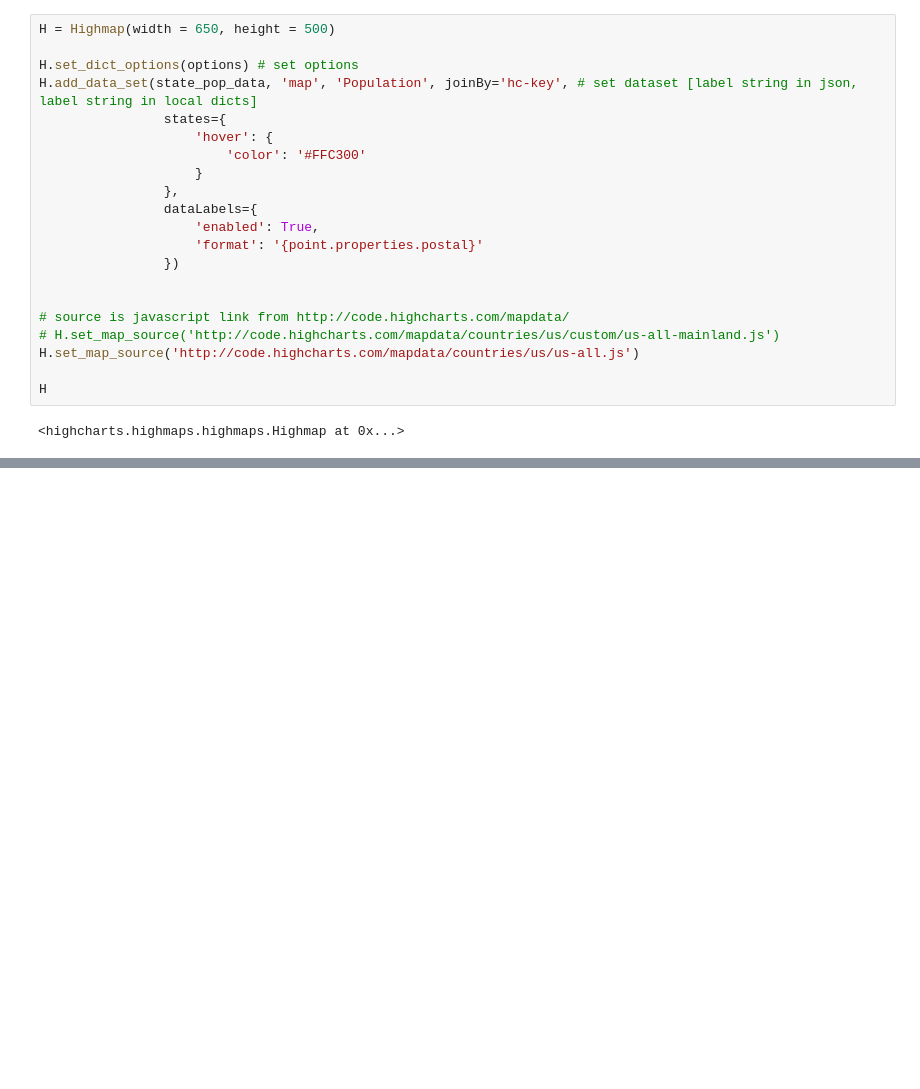
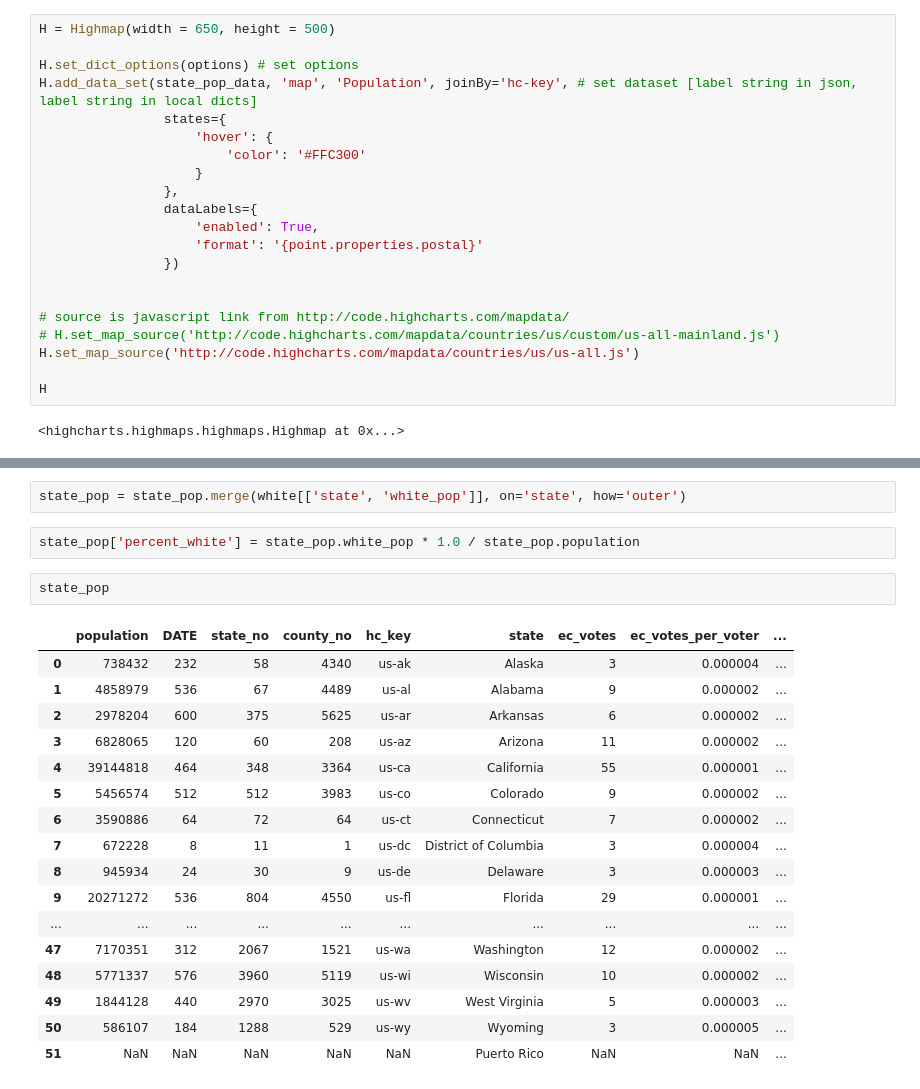
Before and after one commit to briannaschuyler/us_voting_project, a Jupyter notebook: population_data.ipynb, the cells around one changed output, grey strips where cells are left out. Saved outputs shown, nothing was run; the diff lists cells and outputs as text; blank space fills up the shorter version.

```diff
--- a/population_data.ipynb
+++ b/population_data.ipynb
@@ -111,0 +192,24 @@ H
+# %%
+state_pop = state_pop.merge(white[['state', 'white_pop']], on='state', how='outer')
+# %%
+state_pop['percent_white'] = state_pop.white_pop * 1.0 / state_pop.population
+# %%
+state_pop
+# %% [output]
+|  | population | DATE | state_no | county_no | hc_key | state | ec_votes | ec_votes_per_voter | ... |
+| 0 | 738432 | 232 | 58 | 4340 | us-ak | Alaska | 3 | 0.000004 | ... |
+| 1 | 4858979 | 536 | 67 | 4489 | us-al | Alabama | 9 | 0.000002 | ... |
+| 2 | 2978204 | 600 | 375 | 5625 | us-ar | Arkansas | 6 | 0.000002 | ... |
+| 3 | 6828065 | 120 | 60 | 208 | us-az | Arizona | 11 | 0.000002 | ... |
+| 4 | 39144818 | 464 | 348 | 3364 | us-ca | California | 55 | 0.000001 | ... |
+| 5 | 5456574 | 512 | 512 | 3983 | us-co | Colorado | 9 | 0.000002 | ... |
+| 6 | 3590886 | 64 | 72 | 64 | us-ct | Connecticut | 7 | 0.000002 | ... |
+| 7 | 672228 | 8 | 11 | 1 | us-dc | District of Columbia | 3 | 0.000004 | ... |
+| 8 | 945934 | 24 | 30 | 9 | us-de | Delaware | 3 | 0.000003 | ... |
+| 9 | 20271272 | 536 | 804 | 4550 | us-fl | Florida | 29 | 0.000001 | ... |
+| ... | ... | ... | ... | ... | ... | ... | ... | ... | ... |
+| 47 | 7170351 | 312 | 2067 | 1521 | us-wa | Washington | 12 | 0.000002 | ... |
+| 48 | 5771337 | 576 | 3960 | 5119 | us-wi | Wisconsin | 10 | 0.000002 | ... |
+| 49 | 1844128 | 440 | 2970 | 3025 | us-wv | West Virginia | 5 | 0.000003 | ... |
+| 50 | 586107 | 184 | 1288 | 529 | us-wy | Wyoming | 3 | 0.000005 | ... |
+| 51 | NaN | NaN | NaN | NaN | NaN | Puerto Rico | NaN | NaN | ... |
```
Also changed, not shown: parts of 20 cells of this notebook, 6 other files.
